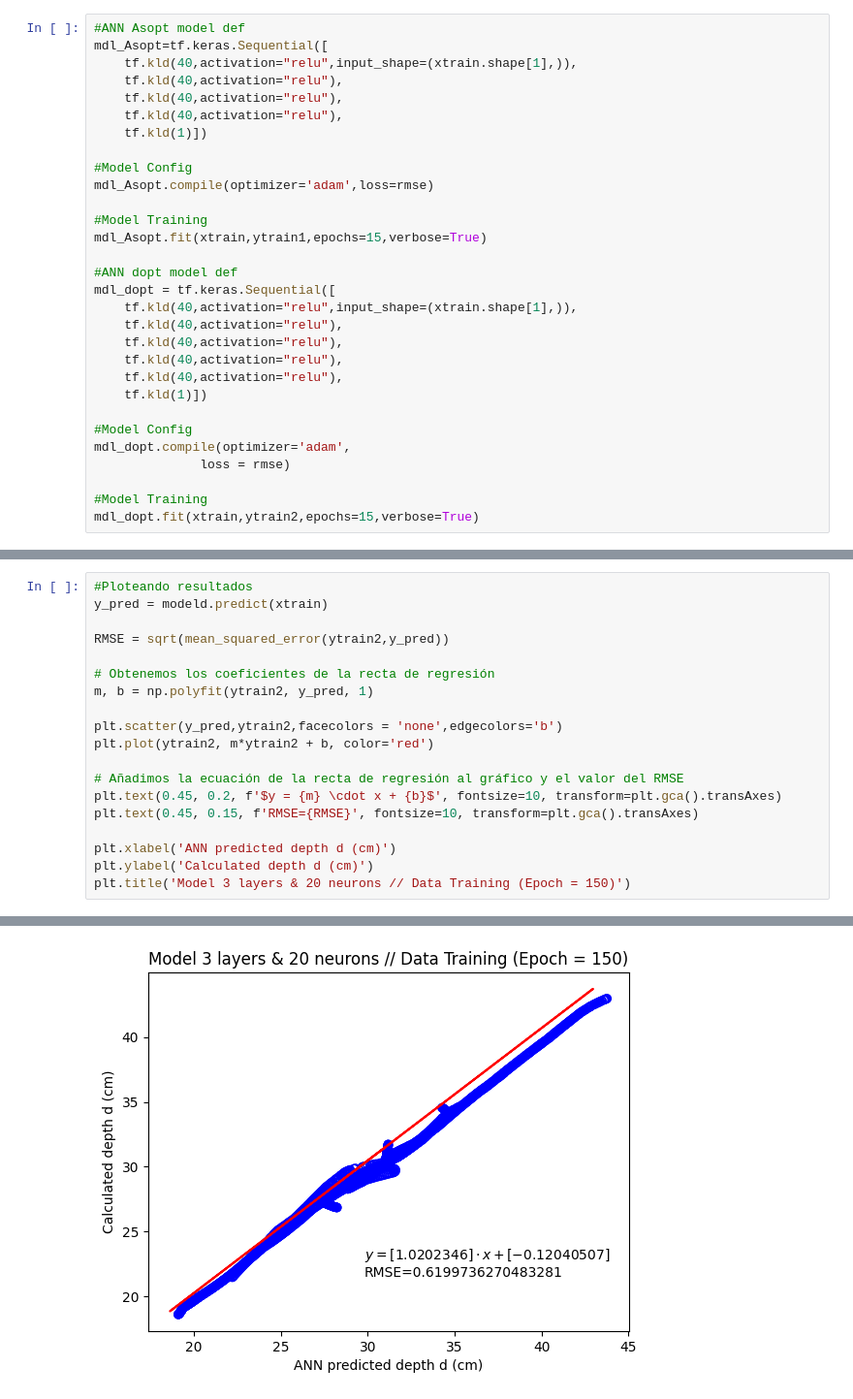
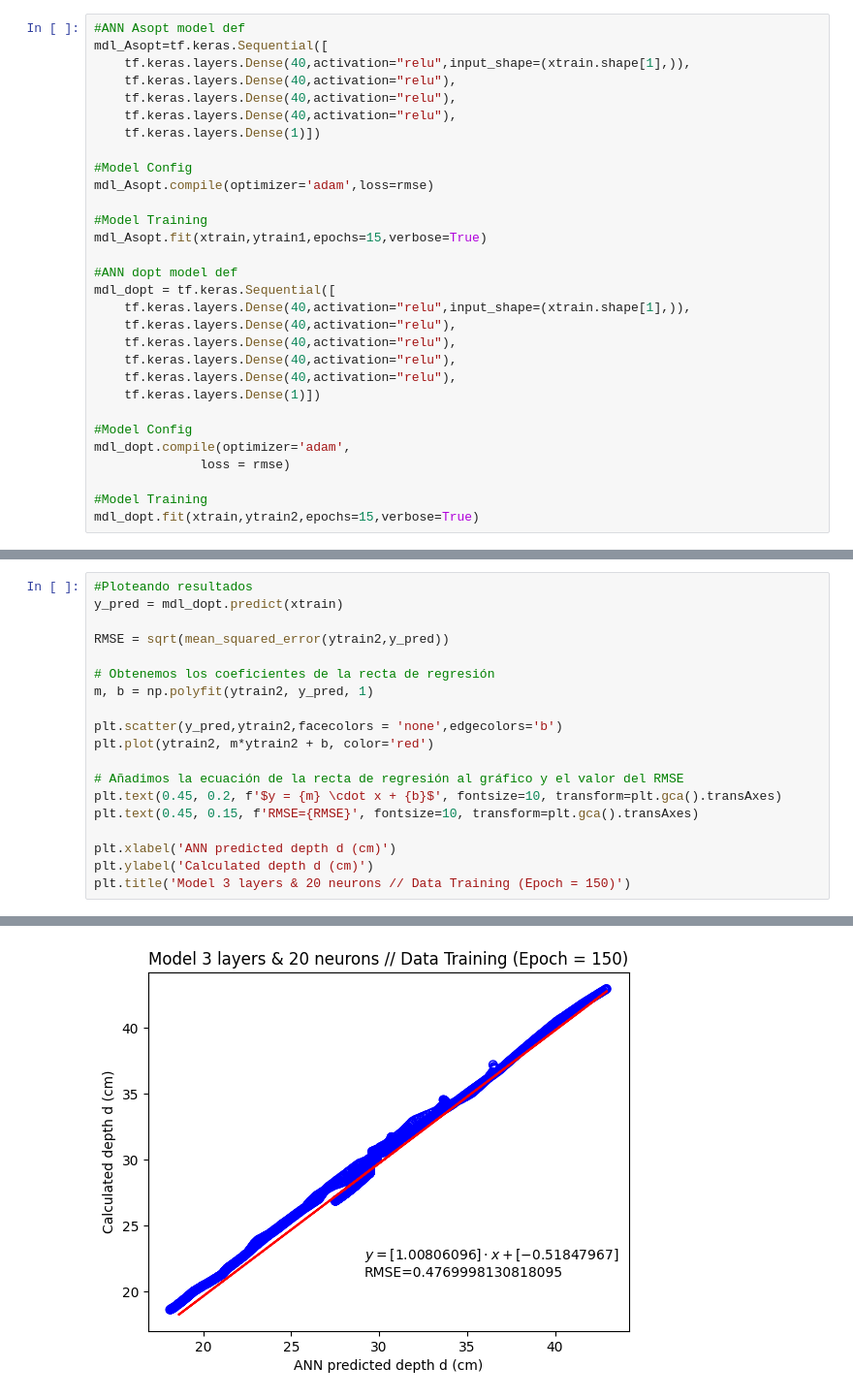
Before and after one commit to orjan3/Automating_Structural_Design_of_a_building_Using_ML_and_APIs, a Jupyter notebook: JAAD.NeuronalNetworks.ipynb, the cells around one changed output, grey strips where cells are left out. Shown at 97% size. Drawn from its saved outputs; the diff is of its cells as text.

```diff
--- a/JAAD.NeuronalNetworks.ipynb
+++ b/JAAD.NeuronalNetworks.ipynb
@@ -26,11 +23,11 @@ WARNING:tensorflow:From C:\Users\JORGE\AppData\Local\Packages\PythonSoftwareFoun
 # %%
 #ANN Asopt model def
 mdl_Asopt=tf.keras.Sequential([
-    tf.kld(40,activation="relu",input_shape=(xtrain.shape[1],)),
-    tf.kld(40,activation="relu"),
-    tf.kld(40,activation="relu"),
-    tf.kld(40,activation="relu"),
-    tf.kld(1)])
+    tf.keras.layers.Dense(40,activation="relu",input_shape=(xtrain.shape[1],)),
+    tf.keras.layers.Dense(40,activation="relu"),
+    tf.keras.layers.Dense(40,activation="relu"),
+    tf.keras.layers.Dense(40,activation="relu"),
+    tf.keras.layers.Dense(1)])
 
 #Model Config
 mdl_Asopt.compile(optimizer='adam',loss=rmse)
@@ -40,12 +37,12 @@ mdl_Asopt.fit(xtrain,ytrain1,epochs=15,verbose=True)
 
 #ANN dopt model def
 mdl_dopt = tf.keras.Sequential([
-    tf.kld(40,activation="relu",input_shape=(xtrain.shape[1],)),
-    tf.kld(40,activation="relu"),
-    tf.kld(40,activation="relu"),
-    tf.kld(40,activation="relu"),
-    tf.kld(40,activation="relu"),
-    tf.kld(1)])
+    tf.keras.layers.Dense(40,activation="relu",input_shape=(xtrain.shape[1],)),
+    tf.keras.layers.Dense(40,activation="relu"),
+    tf.keras.layers.Dense(40,activation="relu"),
+    tf.keras.layers.Dense(40,activation="relu"),
+    tf.keras.layers.Dense(40,activation="relu"),
+    tf.keras.layers.Dense(1)])
 
 #Model Config
 mdl_dopt.compile(optimizer='adam',
@@ -148,6 +150,6 @@ Text(0.5, 1.0, 'Model 3 layers & 20 neurons // Data Validating (Epoch = 50)')
 # %%
 #Ploteando resultados
-y_pred = modeld.predict(xtrain)
+y_pred = mdl_dopt.predict(xtrain)
 
 RMSE = sqrt(mean_squared_error(ytrain2,y_pred))
 
@@ -169,5 +171,5 @@ plt.title('Model 3 layers & 20 neurons // Data Training (Epoch = 150)')
 Text(0.5, 1.0, 'Model 3 layers & 20 neurons // Data Training (Epoch = 150)')
-[figure, old version]
+[figure, new version]
 # %%
 y_pred = mdl_dopt.predict(xtest)
 
```
Also changed, not shown: parts of 11 cells of this notebook, 18 other files.
